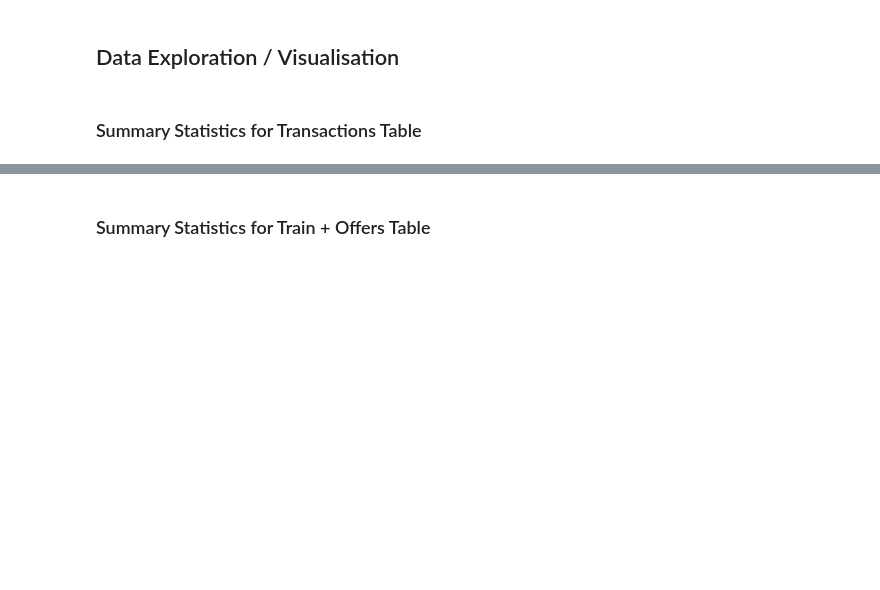
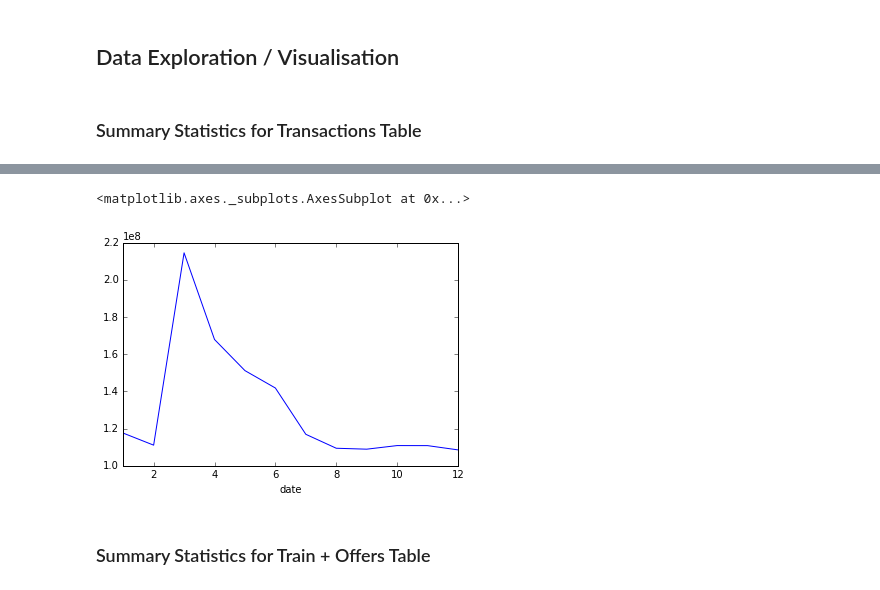
Before and after one commit to JaredChung/CourseProject_GeneralAssembly, a Jupyter notebook: Value_shopping.ipynb, the cells around one changed output, grey strips where cells are left out. Saved outputs shown, nothing was run; the diff lists cells and outputs as text; code cells hidden in the pictures; blank space fills up the shorter version.

```diff
--- a/Value_shopping.ipynb
+++ b/Value_shopping.ipynb
@@ -193,5 +203,8 @@ transactions[['productsize','purchasequantity','purchaseamount']].describe()
 # %%
-transactions.groupby('month').purchaseamount.sum().plot()
+transactions.groupby(transactions['date'].map(lambda x: x.month)).purchaseamount.sum().plot()
+# %% [output]
+<matplotlib.axes._subplots.AxesSubplot at 0x...>
+[figure, added]
 # %% [markdown]
 ### Summary Statistics for Train + Offers Table
 # %%
```
Also changed, not shown: parts of 29 cells of this notebook, 5 other files.
